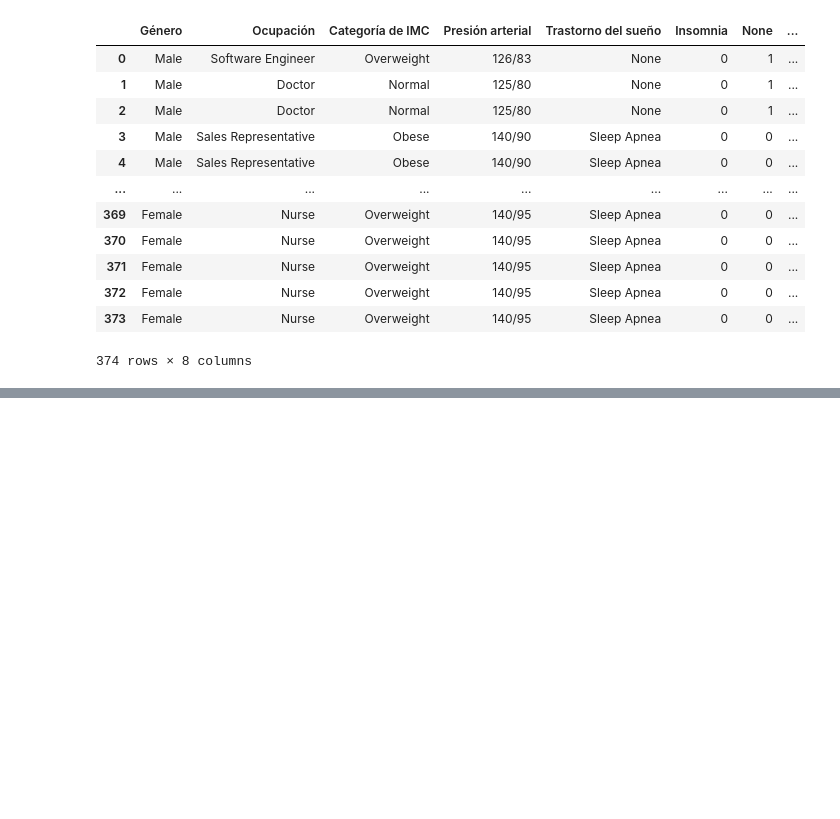
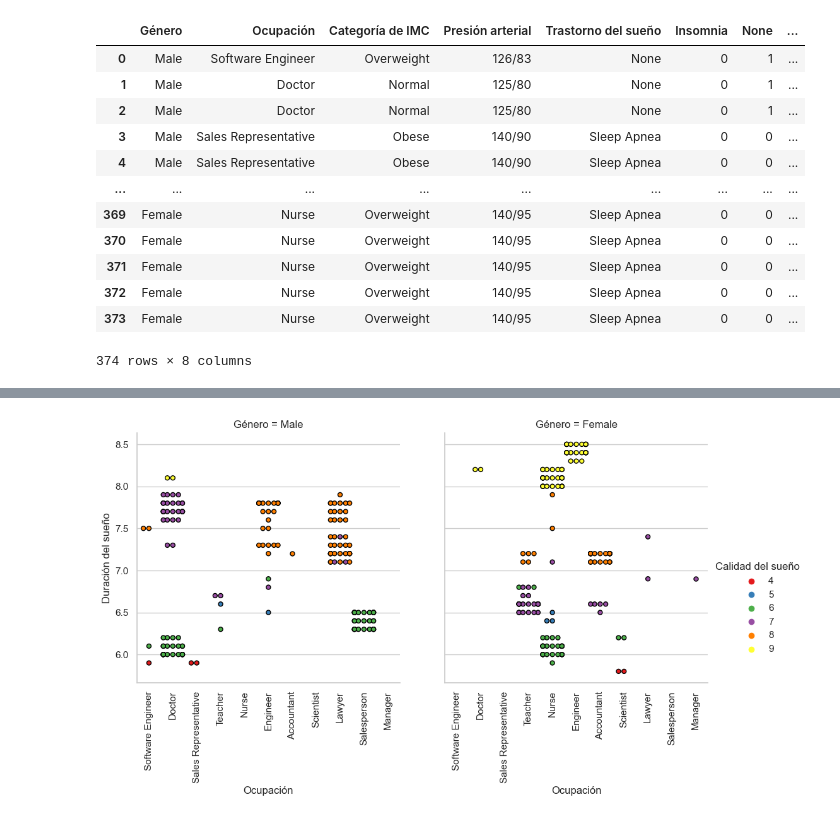
Before and after one commit to noelibaeza/cienciaDatos, a Jupyter notebook: salud_sueño.ipynb, the cells around one changed output, grey strips where cells are left out. Cells and saved outputs as stored; diff of their text form; code cells hidden in the pictures; blank space fills up the shorter version.

```diff
--- a/salud_sueño.ipynb
+++ b/salud_sueño.ipynb
@@ -357,0 +375,15 @@ df_final
+# %%
+sns.set(style="whitegrid")
+
+catplot = sns.catplot(x="Ocupación", y="Duración del sueño", data=df, kind="swarm", hue="Calidad del sueño", col="Género", palette="Set1", linewidth=1, edgecolor="black")
+
+# Acceder a los Axes de cada subplot
+axes = catplot.axes.flatten()
+
+# Rotar los xticks en cada subplot
+for ax in axes:
+    ax.set_xticklabels(ax.get_xticklabels(), rotation=90)
+
+plt.show()
+# %% [output]
+[figure, added]
```
Also changed, not shown: parts of 10 cells of this notebook.
